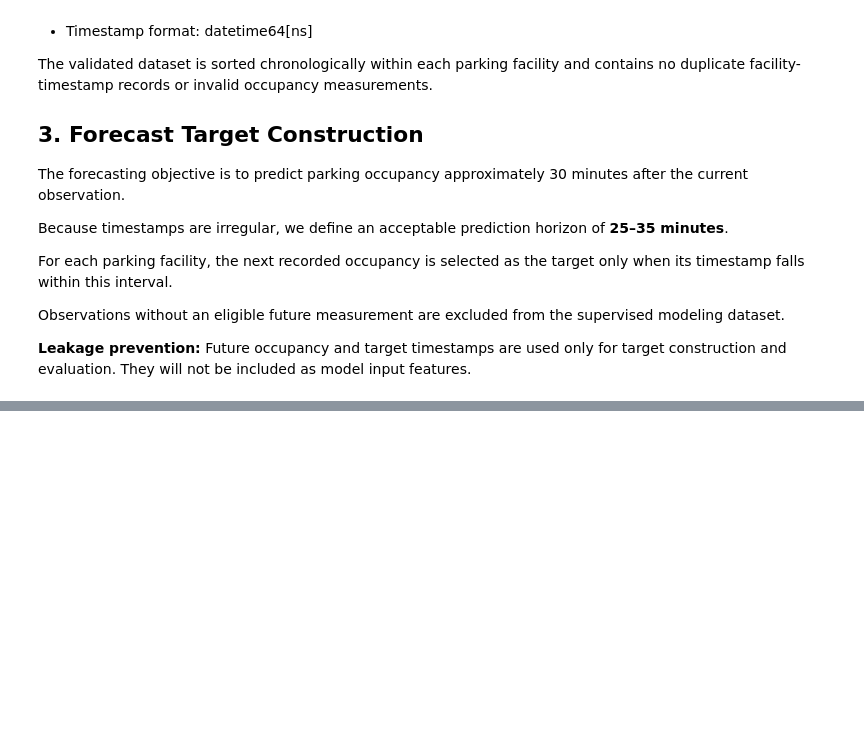
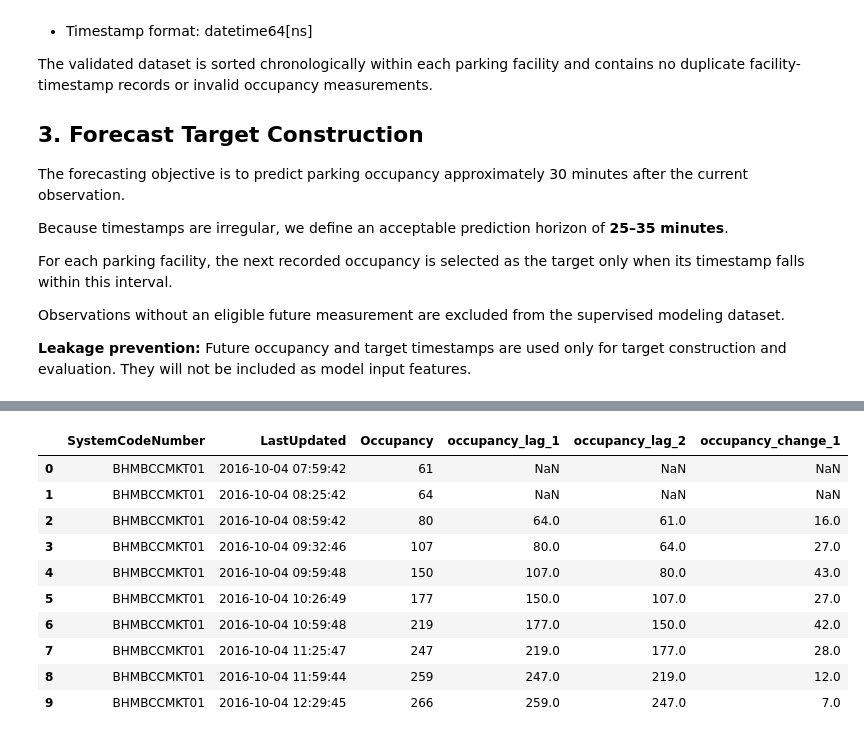
Before and after one commit to mmpara27/parking-predictability, a Jupyter notebook: notebooks/02_feature_engineering.ipynb, the cells around one changed output, grey strips where cells are left out. Saved outputs shown, nothing was run; the diff lists cells and outputs as text; code cells hidden in the pictures; blank space fills up the shorter version.

```diff
--- a/notebooks/02_feature_engineering.ipynb
+++ b/notebooks/02_feature_engineering.ipynb
@@ -183,0 +315,70 @@ Missing target values: 0
+# %%
+# Sort validated observations chronologically within each facility
+df = df.sort_values(
+    ["SystemCodeNumber", "LastUpdated"]
+).reset_index(drop=True)
+
+groups = df.groupby("SystemCodeNumber")
+
+# Create historical occupancy features
+df["occupancy_lag_1"] = groups["Occupancy"].shift(1)
+df["occupancy_lag_2"] = groups["Occupancy"].shift(2)
+
+df["occupancy_change_1"] = (
+    df["Occupancy"] - df["occupancy_lag_1"]
+)
+
+# Calculate historical observation intervals
+df["lag_interval_1"] = (
+    groups["LastUpdated"].diff().dt.total_seconds() / 60
+)
+
+df["lag_interval_2"] = (
+    df.groupby("SystemCodeNumber")["LastUpdated"]
+    .diff(2).dt.total_seconds() / 60
+    - df["lag_interval_1"]
+)
+
+# Require both historical intervals to be within 25–35 minutes
+valid_lags = (
+    df["lag_interval_1"].between(25, 35)
+    & df["lag_interval_2"].between(25, 35)
+)
+
+# Keep lag features only for valid historical sequences
+lag_columns = [
+    "occupancy_lag_1",
+    "occupancy_lag_2",
+    "occupancy_change_1"
+]
+
+df.loc[~valid_lags, lag_columns] = float("nan")
+
+# Join lag features to our existing forecasting examples
+df_model = df_model.drop(
+    columns=lag_columns,
+    errors="ignore"
+)
+
+df_model = df_model.merge(
+    df[["SystemCodeNumber", "LastUpdated"] + lag_columns],
+    on=["SystemCodeNumber", "LastUpdated"],
+    how="left",
+    validate="one_to_one"
+)
+
+# Inspect availability of historical features
+print("Total forecasting examples:", len(df_model))
+print("Examples with complete lag features:",
+      df_model[lag_columns].notna().all(axis=1).sum())
+
+print("\nMissing values in lag features:")
+print(df_model[lag_columns].isna().sum())
+
+display(
+    df_model[
+        ["SystemCodeNumber", "LastUpdated", "Occupancy"]
+        + lag_columns
+    ].head(10)
+)
+# %% [output]
@@ -183,0 +393,11 @@ Missing target values: 0
+|  | SystemCodeNumber | LastUpdated | Occupancy | occupancy_lag_1 | occupancy_lag_2 | occupancy_change_1 |
+| 0 | BHMBCCMKT01 | 2016-10-04 07:59:42 | 61 | NaN | NaN | NaN |
+| 1 | BHMBCCMKT01 | 2016-10-04 08:25:42 | 64 | NaN | NaN | NaN |
+| 2 | BHMBCCMKT01 | 2016-10-04 08:59:42 | 80 | 64.0 | 61.0 | 16.0 |
+| 3 | BHMBCCMKT01 | 2016-10-04 09:32:46 | 107 | 80.0 | 64.0 | 27.0 |
+| 4 | BHMBCCMKT01 | 2016-10-04 09:59:48 | 150 | 107.0 | 80.0 | 43.0 |
+| 5 | BHMBCCMKT01 | 2016-10-04 10:26:49 | 177 | 150.0 | 107.0 | 27.0 |
+| 6 | BHMBCCMKT01 | 2016-10-04 10:59:48 | 219 | 177.0 | 150.0 | 42.0 |
+| 7 | BHMBCCMKT01 | 2016-10-04 11:25:47 | 247 | 219.0 | 177.0 | 28.0 |
+| 8 | BHMBCCMKT01 | 2016-10-04 11:59:44 | 259 | 247.0 | 219.0 | 12.0 |
+| 9 | BHMBCCMKT01 | 2016-10-04 12:29:45 | 266 | 259.0 | 247.0 | 7.0 |
```
Also changed, not shown: parts of 15 cells of this notebook, 1 other file.
